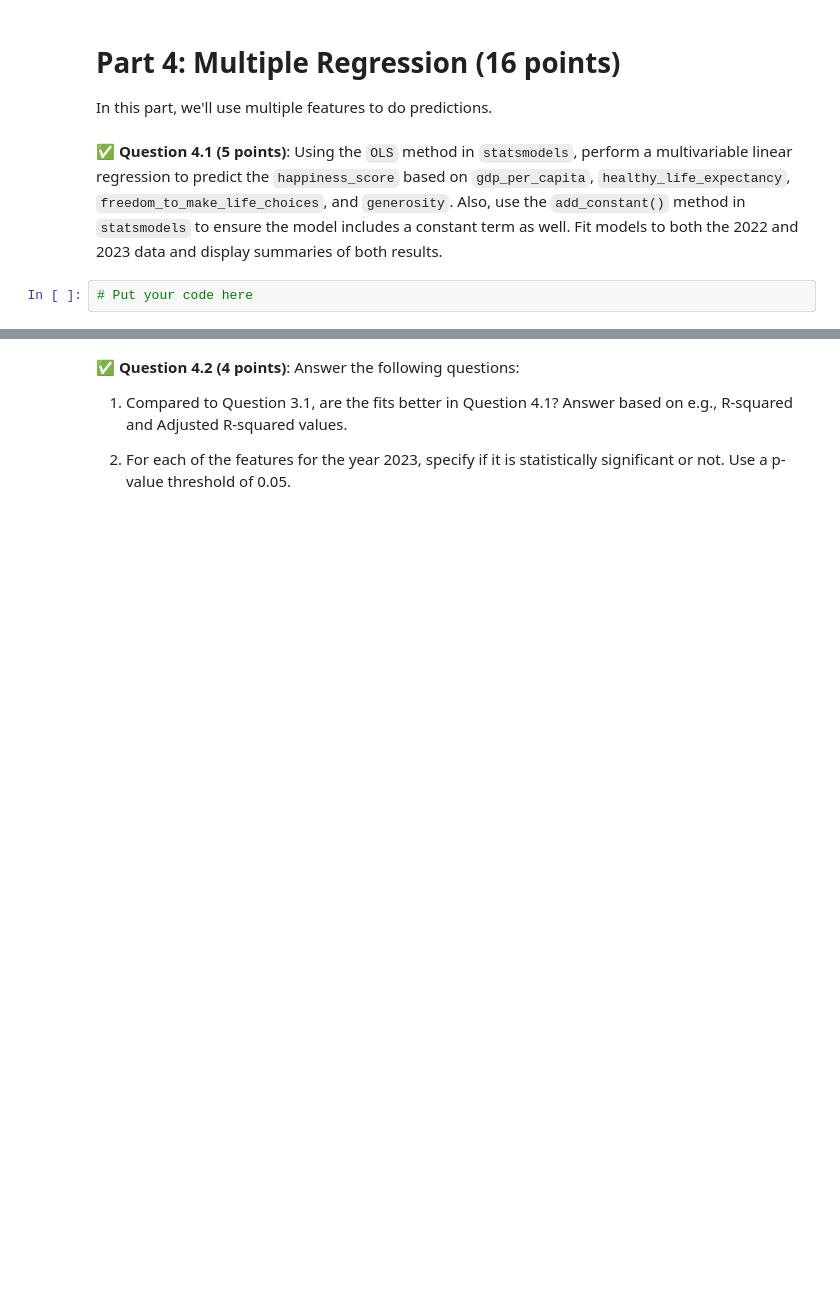
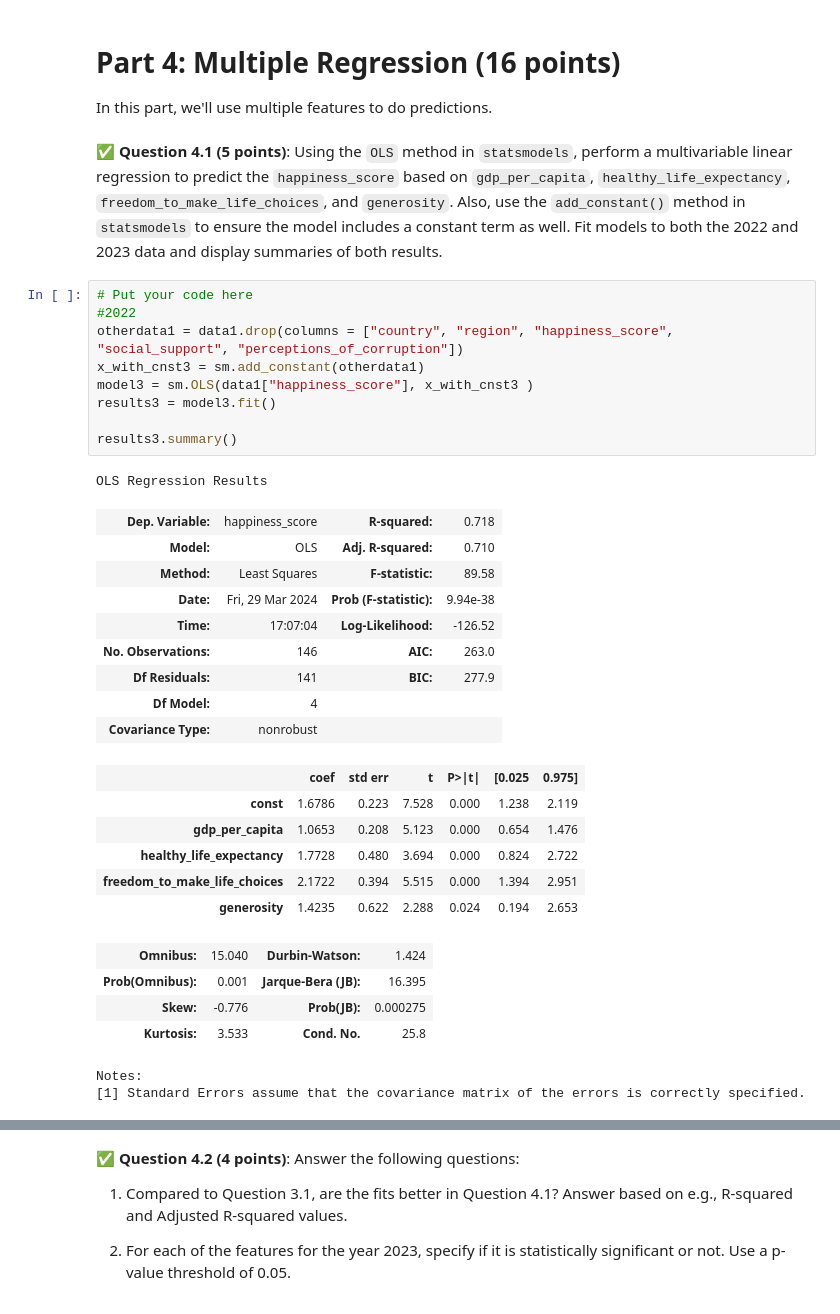
Before and after one commit to Jacob-Gross04/cmse202-s24-turnin, a Jupyter notebook: HW03/HW-03_Regression-S24-STUDENT.ipynb, the cells around one changed output, grey strips where cells are left out. Cells and saved outputs as stored; diff of their text form; blank space fills up the shorter version.

```diff
--- a/HW03/HW-03_Regression-S24-STUDENT.ipynb
+++ b/HW03/HW-03_Regression-S24-STUDENT.ipynb
@@ -359,5 +359,35 @@ Take a moment to save your notebook, commit the changes to your local `git` repo
 In this part, we'll use multiple features to do predictions.
 # %% [markdown]
 &#9989;  **Question 4.1 (5 points)**: Using the `OLS` method in `statsmodels`, perform a multivariable linear regression to predict the `happiness_score` based on `gdp_per_capita`, `healthy_life_expectancy`, `freedom_to_make_life_choices`, and `generosity`. Also, use the `add_constant()` method in `statsmodels` to ensure the model includes a constant term as well. Fit models to both the 2022 and 2023 data and display summaries of both results.
-# %%
-# Put your code here
+# %%
+# Put your code here
+#2022
+otherdata1 = data1.drop(columns = ["country", "region", "happiness_score", "social_support", "perceptions_of_corruption"])
+x_with_cnst3 = sm.add_constant(otherdata1)
+model3 = sm.OLS(data1["happiness_score"], x_with_cnst3 )
+results3 = model3.fit()
+
+results3.summary()
+# %% [output]
+OLS Regression Results
+| Dep. Variable: | happiness_score | R-squared: | 0.718 |
+| Model: | OLS | Adj. R-squared: | 0.710 |
+| Method: | Least Squares | F-statistic: | 89.58 |
+| Date: | Fri, 29 Mar 2024 | Prob (F-statistic): | 9.94e-38 |
+| Time: | 17:07:04 | Log-Likelihood: | -126.52 |
+| No. Observations: | 146 | AIC: | 263.0 |
+| Df Residuals: | 141 | BIC: | 277.9 |
+| Df Model: | 4 |  |  |
+| Covariance Type: | nonrobust |  |  |
+|  | coef | std err | t | P>|t| | [0.025 | 0.975] |
+| const | 1.6786 | 0.223 | 7.528 | 0.000 | 1.238 | 2.119 |
+| gdp_per_capita | 1.0653 | 0.208 | 5.123 | 0.000 | 0.654 | 1.476 |
+| healthy_life_expectancy | 1.7728 | 0.480 | 3.694 | 0.000 | 0.824 | 2.722 |
+| freedom_to_make_life_choices | 2.1722 | 0.394 | 5.515 | 0.000 | 1.394 | 2.951 |
+| generosity | 1.4235 | 0.622 | 2.288 | 0.024 | 0.194 | 2.653 |
+| Omnibus: | 15.040 | Durbin-Watson: | 1.424 |
+| Prob(Omnibus): | 0.001 | Jarque-Bera (JB): | 16.395 |
+| Skew: | -0.776 | Prob(JB): | 0.000275 |
+| Kurtosis: | 3.533 | Cond. No. | 25.8 |
+Notes:
+[1] Standard Errors assume that the covariance matrix of the errors is correctly specified.
```
Also changed, not shown: parts of 14 cells of this notebook.
